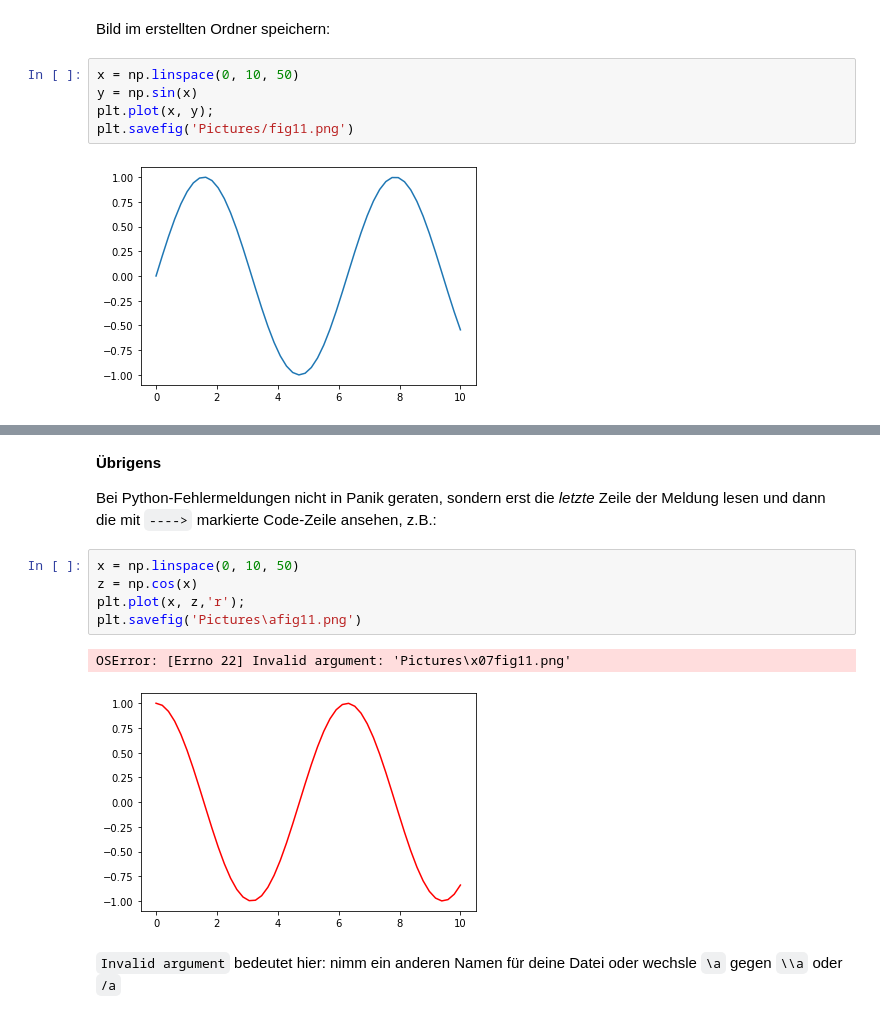
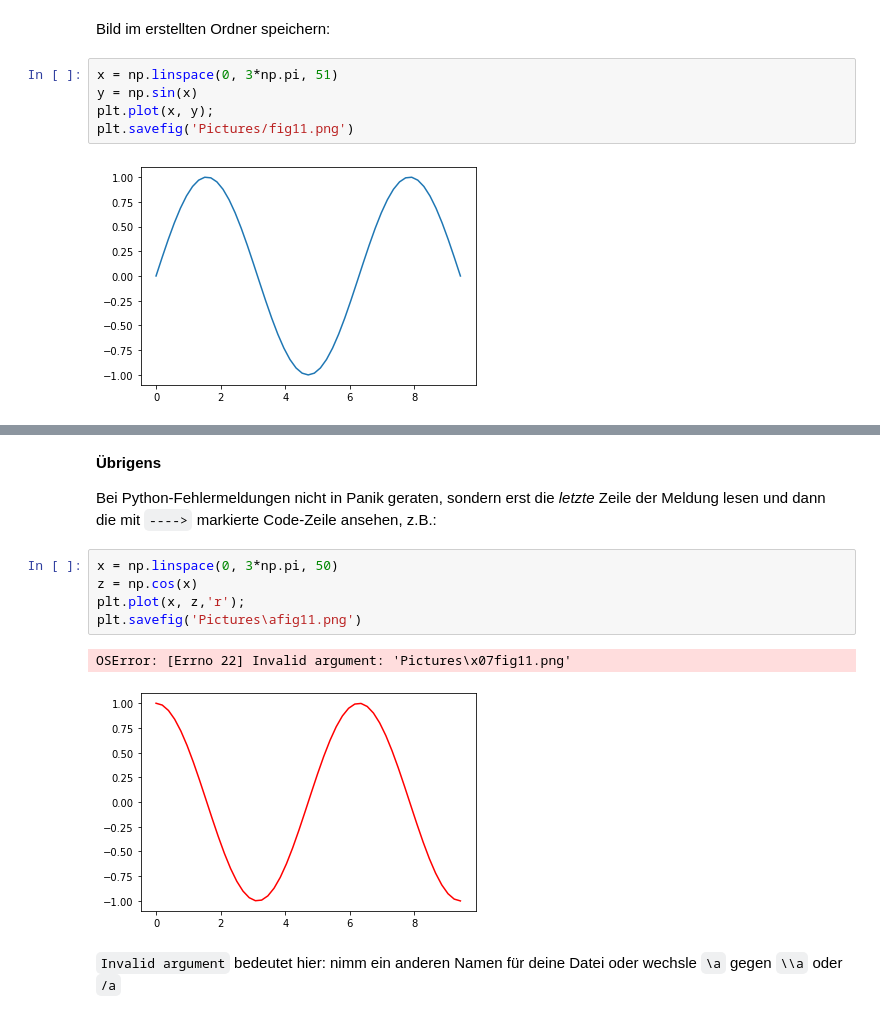
Before and after one commit to MASS2-hsMannheim/eduScrum, a Jupyter notebook: Sprint2.ipynb, the cells around one changed output, grey strips where cells are left out. Cells and saved outputs as stored; diff of their text form.

```diff
--- a/Sprint2.ipynb
+++ b/Sprint2.ipynb
@@ -323,12 +345,12 @@ C:\python_notebooks\python_jupyter_notebooks_hs_modified
 # %% [markdown]
 Bild im erstellten Ordner speichern:
 # %%
-x = np.linspace(0, 10, 50)
+x = np.linspace(0, 3*np.pi, 51)
 y = np.sin(x)
 plt.plot(x, y);
 plt.savefig('Pictures/fig11.png')
 # %% [output]
-[figure, old version]
+[figure, new version]
 # %% [markdown]
 <div class="pull-left">
 <img src="Bilder/Achtung_schild.png" width="70">
@@ -340,13 +362,13 @@ Unter Windows bitte `/` benutzen, da es bei `\` zu Problemen kommen kann, z.B. b
 
 Bei Python-Fehlermeldungen nicht in Panik geraten, sondern erst die *letzte* Zeile der Meldung lesen und dann die mit `---->` markierte Code-Zeile ansehen, z.B.:
 # %%
-x = np.linspace(0, 10, 50)
+x = np.linspace(0, 3*np.pi, 50)
 z = np.cos(x)
 plt.plot(x, z,'r');
 plt.savefig('Pictures\afig11.png')
 # %% [output]
 OSError: [Errno 22] Invalid argument: 'Pictures\x07fig11.png'
-[figure, old version]
+[figure, new version]
 # %% [markdown]
 `Invalid argument` bedeutet hier: nimm ein anderen Namen für deine Datei oder wechsle `\a` gegen `\\a` oder `/a`
 # %% [markdown]
```
Also changed, not shown: parts of 8 cells of this notebook.
